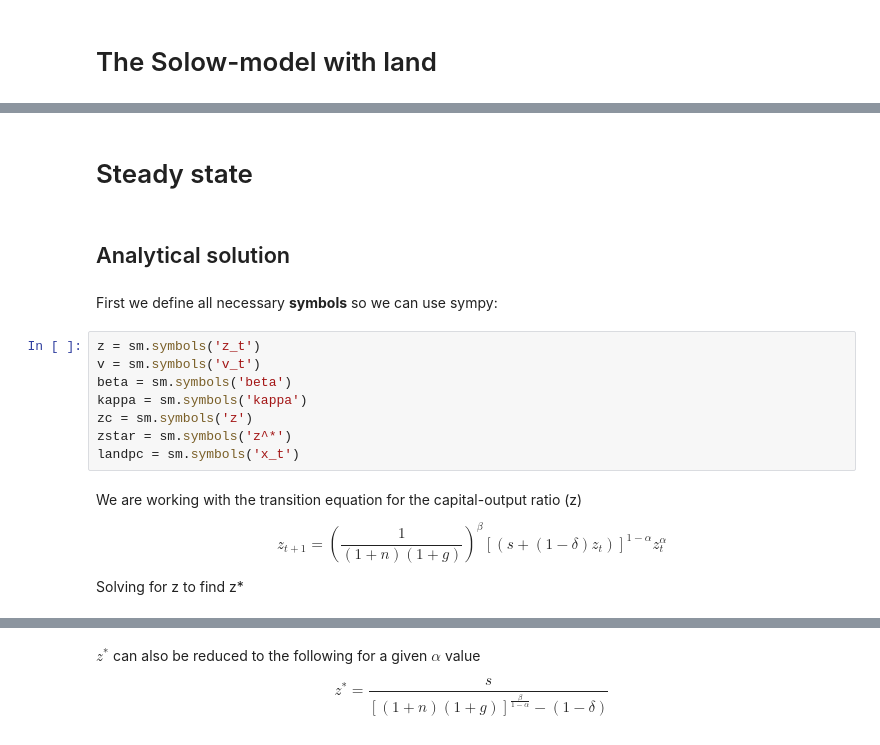
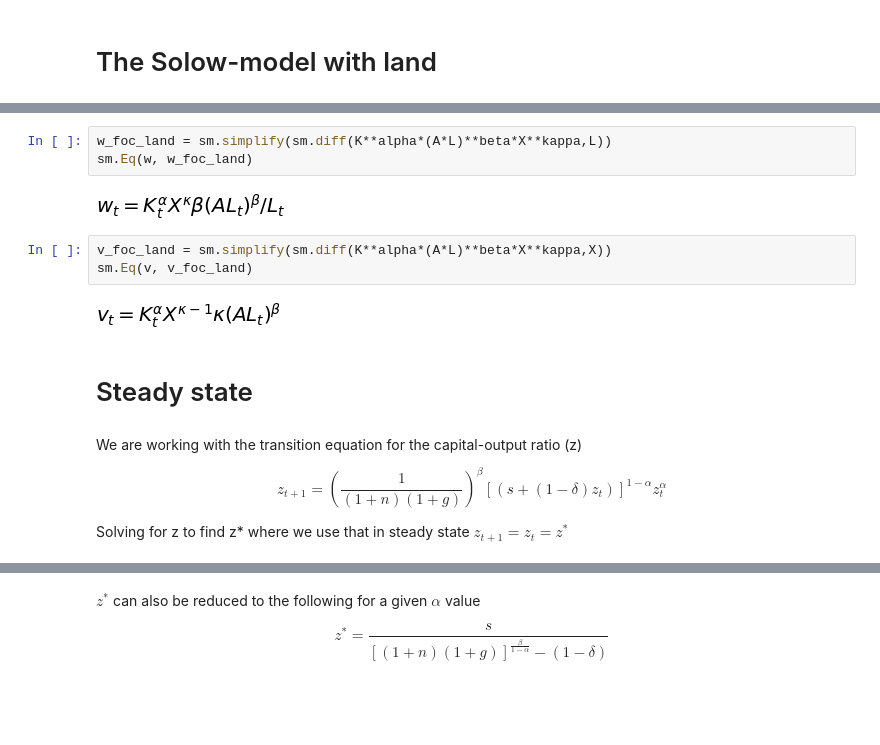
Before and after one commit to NumEconCopenhagen/projects-2019-tm-and-mp, a Jupyter notebook: modelproject/modelproject.ipynb, the cells around one changed output, grey strips where cells are left out. Saved outputs shown, nothing was run; the diff lists cells and outputs as text; blank space fills up the shorter version.

```diff
--- a/modelproject/modelproject.ipynb
+++ b/modelproject/modelproject.ipynb
@@ -194,21 +208,19 @@ $$ y_t = k_t^\alpha A_t^\beta x_t^\kappa $$
+# %%
+w_foc_land = sm.simplify(sm.diff(K**alpha*(A*L)**beta*X**kappa,L))
+sm.Eq(w, w_foc_land)
+# %% [output]
+[figure, added]
+# %%
+v_foc_land = sm.simplify(sm.diff(K**alpha*(A*L)**beta*X**kappa,X))
+sm.Eq(v, v_foc_land)
+# %% [output]
+[figure, added]
 # %% [markdown]
 # Steady state
-# %% [markdown]
-## Analytical solution
-# %% [markdown]
-First we define all necessary **symbols** so we can use sympy:
-# %%
-z = sm.symbols('z_t')
-v = sm.symbols('v_t')
-beta = sm.symbols('beta')
-kappa = sm.symbols('kappa')
-zc = sm.symbols('z')
-zstar = sm.symbols('z^*')
-landpc = sm.symbols('x_t')
 # %% [markdown]
 We are working with the transition equation for the capital-output ratio (z)
 
 $$ z_{t+1} = \left(\frac{1}{(1+n)(1+g)}\right)^\beta [(s+(1-\delta)z_t)]^{1-\alpha} z_t^\alpha $$
 
-Solving for z to find z*
+Solving for z to find z* where we use that in steady state $z_{t+1} = z_t = z^*$
 # %%
```
Also changed, not shown: parts of 30 cells of this notebook.
